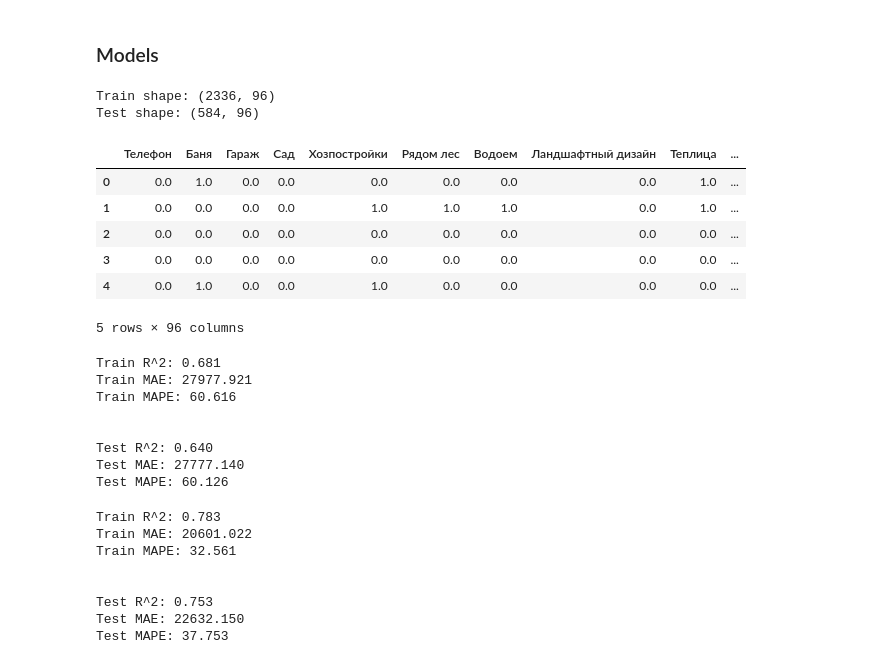
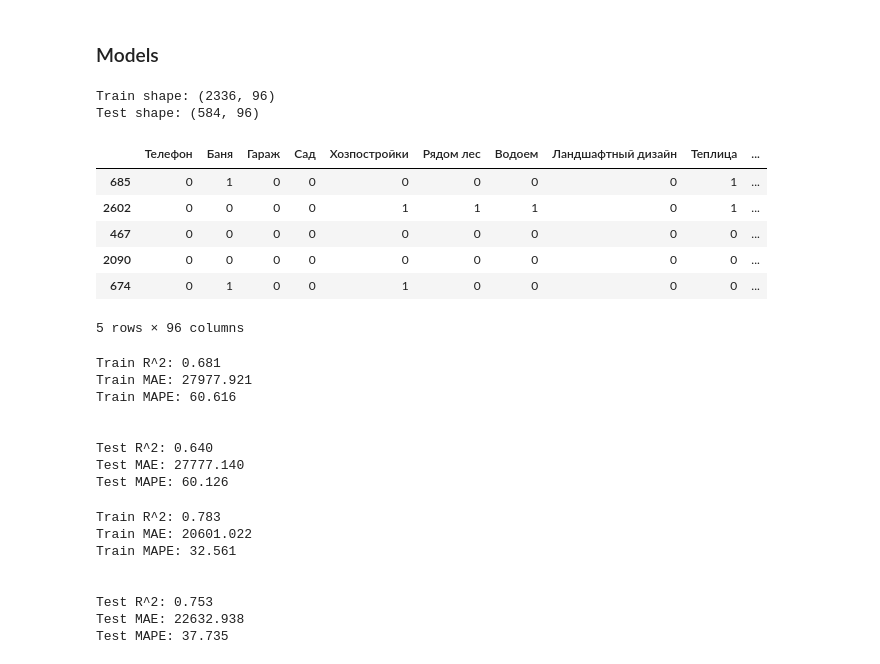
Before and after one commit to ssiarhei115/CountryHouse-price-prediction, a Jupyter notebook: code.ipynb, the cells around one changed output. Drawn from its saved outputs; the diff is of its cells as text; code cells hidden in the pictures.

```diff
--- a/code.ipynb
+++ b/code.ipynb
@@ -806,12 +806,13 @@ dfc = dfc.drop(['house_length', 'house_width'], axis=1)
 #sns.heatmap(dfc.corr(numeric_only=True))
 # %%
 ohe_list = ['Материал стен', 'Материал крыши', 'Отопление', 'Канализация', 'Электроснабжение', 'Вода','Область', 'Район', 'Газ', 'Статус земли', 'Ремонт']
-dfc_dummies = pd.get_dummies(dfc, columns=ohe_list)
+#dfc_dummies = pd.get_dummies(dfc, columns=ohe_list)
 
-#encoder = ce.OneHotEncoder(cols=ohe_list, use_cat_names=True)
-#add = encoder.fit_transform(dfc.loc[:,ohe_list])
-#dff = pd.concat([dfc,add], axis=1)
-dfc_dummies
+encoder = ce.OneHotEncoder(cols=ohe_list, use_cat_names=True)
+add = encoder.fit_transform(dfc.loc[:,ohe_list])
+dff = pd.concat([dfc,add], axis=1).drop(ohe_list, axis=1)
+#dfc_dummies
+dff
 # %% [output]
 |  | Телефон | Населенный пункт | Сельсовет | Баня | Гараж | Сад | Хозпостройки | Рядом лес | Водоем | ... |
 | 0 | 1 | ['с/т', 'Родны', 'кут'] | Бобовичский | 0 | 0 | 0 | 0 | 0 | 0 | ... |
@@ -828,8 +829,8 @@ dfc_dummies
 2934 rows × 103 columns
 # %%
 #dff = dff.drop(ohe_list, axis=1)
-dff = dfc_dummies.drop(['house_coordinates','regional_center_coordinates','district_center_coordinates', 'district_city_coordinates', 'Населенный пункт', 'Сельсовет'], axis=1)
-dff.head(3)
+dff = dff.drop(['house_coordinates','regional_center_coordinates','district_center_coordinates', 'district_city_coordinates', 'Населенный пункт', 'Сельсовет'], axis=1)
+dff.head(5)
 # %% [output]
 |  | Телефон | Баня | Гараж | Сад | Хозпостройки | Рядом лес | Водоем | Ландшафтный дизайн | Теплица | ... |
 | 0 | 1 | 0 | 0 | 0 | 0 | 0 | 0 | 0 | 0 | ... |
@@ -879,34 +882,34 @@ Shape after cleaning outliers: (2920, 97)
 # %%
 X = dff_cleaned.drop('price', axis=1)
 y = dff_cleaned['price']
 col_names = X.columns
 
 
 
 X_train, X_test, y_train, y_test = train_test_split(X, y, test_size=0.2, random_state=40)
 y_train_log = np.log(y_train)
 
 scaler = preprocessing.MinMaxScaler()
 scaler.fit(X_train)
 
 X_train_scaled = scaler.transform(X_train)
 X_test_scaled = scaler.transform(X_test)
 
 
-X_scaled_df = pd.DataFrame(X_train_scaled, columns=col_names)
+X_train_df = pd.DataFrame(X_train, columns=col_names)
 print(f'Train shape: {X_train.shape}')
 print(f'Test shape: {X_test.shape}')
 
-X_scaled_df.head()
+X_train_df.head()
 # %% [output]
 Train shape: (2336, 96)
 Test shape: (584, 96)
 |  | Телефон | Баня | Гараж | Сад | Хозпостройки | Рядом лес | Водоем | Ландшафтный дизайн | Теплица | ... |
-| 0 | 0.0 | 1.0 | 0.0 | 0.0 | 0.0 | 0.0 | 0.0 | 0.0 | 1.0 | ... |
-| 1 | 0.0 | 0.0 | 0.0 | 0.0 | 1.0 | 1.0 | 1.0 | 0.0 | 1.0 | ... |
-| 2 | 0.0 | 0.0 | 0.0 | 0.0 | 0.0 | 0.0 | 0.0 | 0.0 | 0.0 | ... |
-| 3 | 0.0 | 0.0 | 0.0 | 0.0 | 0.0 | 0.0 | 0.0 | 0.0 | 0.0 | ... |
-| 4 | 0.0 | 1.0 | 0.0 | 0.0 | 1.0 | 0.0 | 0.0 | 0.0 | 0.0 | ... |
+| 685 | 0 | 1 | 0 | 0 | 0 | 0 | 0 | 0 | 1 | ... |
+| 2602 | 0 | 0 | 0 | 0 | 1 | 1 | 1 | 0 | 1 | ... |
+| 467 | 0 | 0 | 0 | 0 | 0 | 0 | 0 | 0 | 0 | ... |
+| 2090 | 0 | 0 | 0 | 0 | 0 | 0 | 0 | 0 | 0 | ... |
+| 674 | 0 | 1 | 0 | 0 | 1 | 0 | 0 | 0 | 0 | ... |
 5 rows × 96 columns
 # %%
 def print_metrics(y_train, y_train_predict, y_test, y_test_predict):
@@ -963,8 +966,8 @@ Train MAPE: 32.561
 
 
 Test R^2: 0.753
-Test MAE: 22632.150
-Test MAPE: 37.753
+Test MAE: 22632.938
+Test MAPE: 37.735
 # %%
 def optuna_rf(trial):
     """_summary_
```
Also changed, not shown: parts of 6 cells of this notebook, 1 other file.
